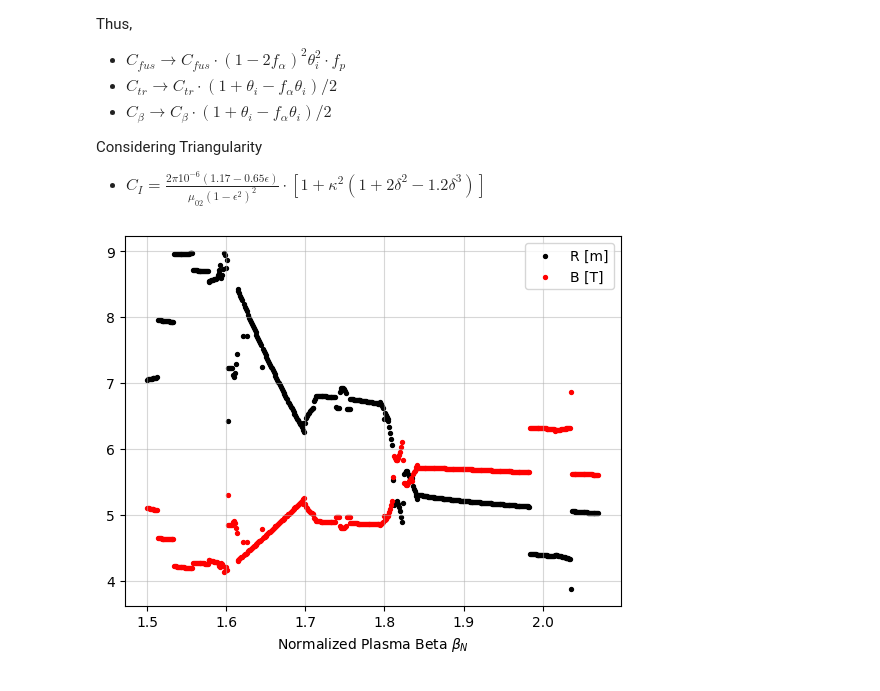
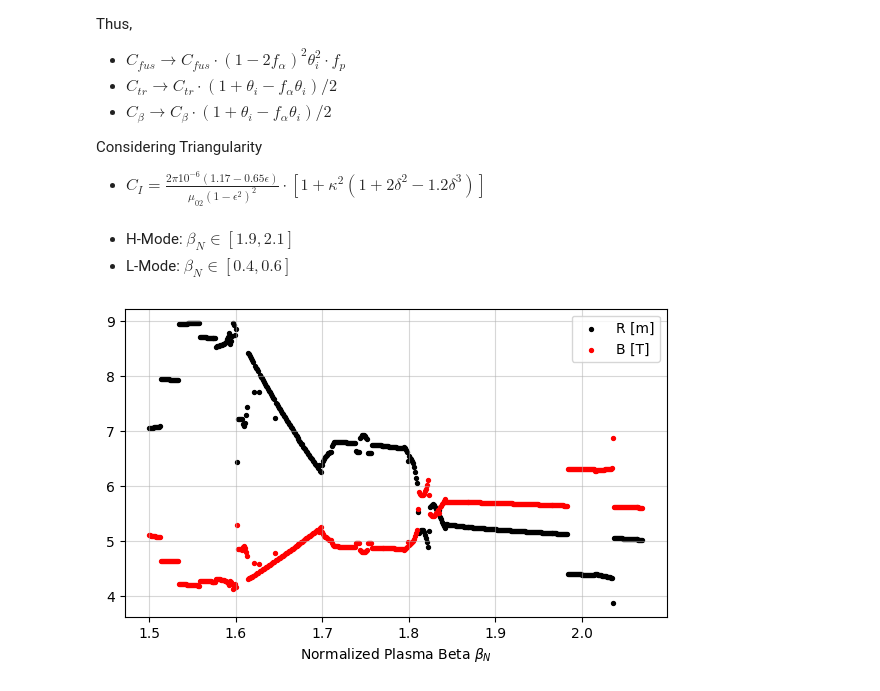
Before and after one commit to Chinnasf/Physics, a Jupyter notebook: TOKAMAKS/CEA/Scaling Law -- Reduced Parameters.ipynb, the cells around one changed output. Cells and saved outputs as stored; diff of their text form; code cells hidden in the pictures.

```diff
--- a/TOKAMAKS/CEA/Scaling Law -- Reduced Parameters.ipynb
+++ b/TOKAMAKS/CEA/Scaling Law -- Reduced Parameters.ipynb
@@ -209,12 +209,17 @@ cost_of_machine = lambda r,b: (b**2)*(r**3)
 roots = [0]*len(βN)
 for i, beta in enumerate(βN):
     roots[i] = solve_RB(beta)
+# %% [markdown]
+* H-Mode: $\beta_N \in [1.9, 2.1]$
+* L-Mode: $\beta_N \in [0.4, 0.6]$
 # %%
+plt.figure(figsize=(7,4))
+
 roots = pd.DataFrame(roots, columns=["R","B"])
 plt.scatter(βN, roots.R, label = "R [m]" , s=8, c="k")
 plt.scatter(βN, roots.B, label = "B [T]", s=8, c="r")
 plt.xlabel("Normalized Plasma Beta $\\beta_N$")
 plt.grid(alpha=0.5)
 plt.legend();
 # %% [output]
-[figure, old version]
+[figure, new version]
```
Also changed, not shown: parts of 8 cells of this notebook.
